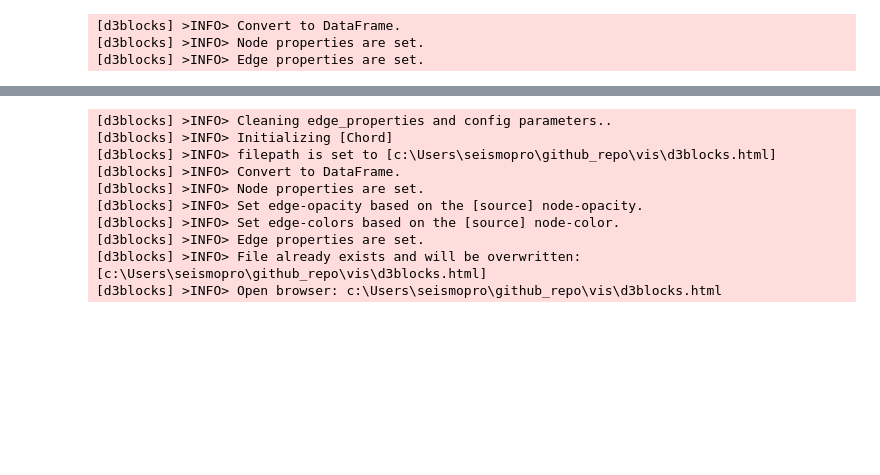
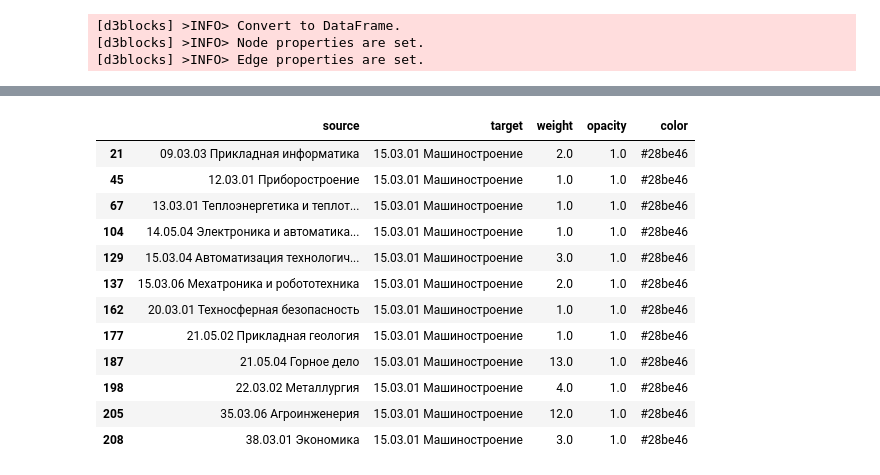
Before and after one commit to dwrkin/vis, a Jupyter notebook: chord.ipynb, the cells around one changed output, grey strips where cells are left out. Saved outputs shown, nothing was run; the diff lists cells and outputs as text; code cells hidden in the pictures; blank space fills up the shorter version.

Commit message:
chord done with top-1 and bottom 1

```diff
--- a/chord.ipynb
+++ b/chord.ipynb
@@ -19,13 +106,18 @@ d3.set_edge_properties(df, color='source', opacity='source')
 # %%
-d3.chord(df, filepath='./d3blocks.html')
+#d3.chord(df, reset_properties=False, filepath='./d3blocks.html')
-# %% [output]
-[d3blocks] >INFO> Cleaning edge_properties and config parameters..
-[d3blocks] >INFO> Initializing [Chord]
-[d3blocks] >INFO> filepath is set to [c:\Users\seismopro\github_repo\vis\d3blocks.html]
-[d3blocks] >INFO> Convert to DataFrame.
-[d3blocks] >INFO> Node properties are set.
-[d3blocks] >INFO> Set edge-opacity based on the [source] node-opacity.
-[d3blocks] >INFO> Set edge-colors based on the [source] node-color.
-[d3blocks] >INFO> Edge properties are set.
-[d3blocks] >INFO> File already exists and will be overwritten: [c:\Users\seismopro\github_repo\vis\d3blocks.html]
-[d3blocks] >INFO> Open browser: c:\Users\seismopro\github_repo\vis\d3blocks.html
+# %%
+d3.edge_properties[d3.edge_properties['target'] == '15.03.01 Машиностроение']
+# %% [output]
+|  | source | target | weight | opacity | color |
+| 21 | 09.03.03 Прикладная информатика | 15.03.01 Машиностроение | 2.0 | 1.0 | #28be46 |
+| 45 | 12.03.01 Приборостроение | 15.03.01 Машиностроение | 1.0 | 1.0 | #28be46 |
+| 67 | 13.03.01 Теплоэнергетика и теплот... | 15.03.01 Машиностроение | 1.0 | 1.0 | #28be46 |
+| 104 | 14.05.04 Электроника и автоматика... | 15.03.01 Машиностроение | 1.0 | 1.0 | #28be46 |
+| 129 | 15.03.04 Автоматизация технологич... | 15.03.01 Машиностроение | 3.0 | 1.0 | #28be46 |
+| 137 | 15.03.06 Мехатроника и робототехника | 15.03.01 Машиностроение | 2.0 | 1.0 | #28be46 |
+| 162 | 20.03.01 Техносферная безопасность | 15.03.01 Машиностроение | 1.0 | 1.0 | #28be46 |
+| 177 | 21.05.02 Прикладная геология | 15.03.01 Машиностроение | 1.0 | 1.0 | #28be46 |
+| 187 | 21.05.04 Горное дело | 15.03.01 Машиностроение | 13.0 | 1.0 | #28be46 |
+| 198 | 22.03.02 Металлургия | 15.03.01 Машиностроение | 4.0 | 1.0 | #28be46 |
+| 205 | 35.03.06 Агроинженерия | 15.03.01 Машиностроение | 12.0 | 1.0 | #28be46 |
+| 208 | 38.03.01 Экономика | 15.03.01 Машиностроение | 3.0 | 1.0 | #28be46 |
```
Also changed, not shown: parts of 13 cells of this notebook, 3 other files.
